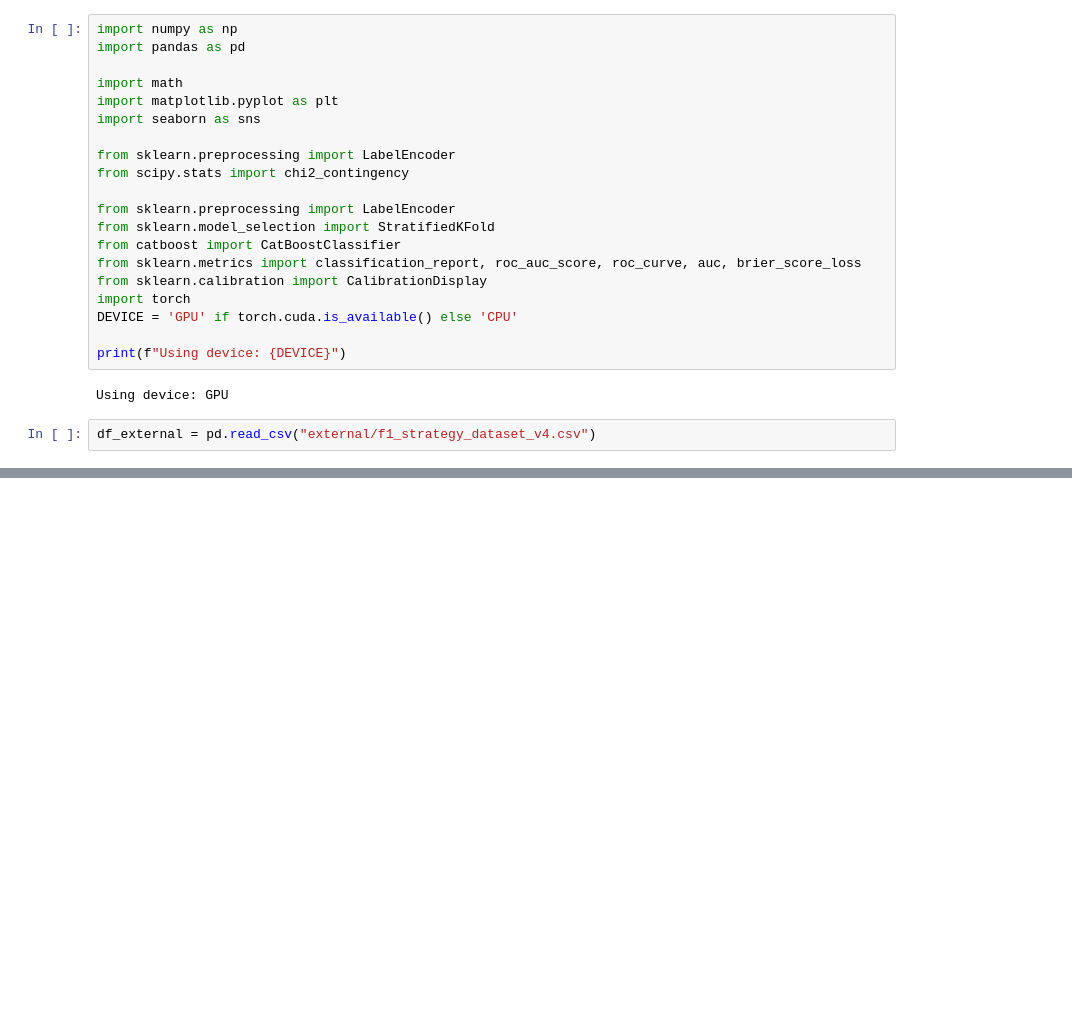
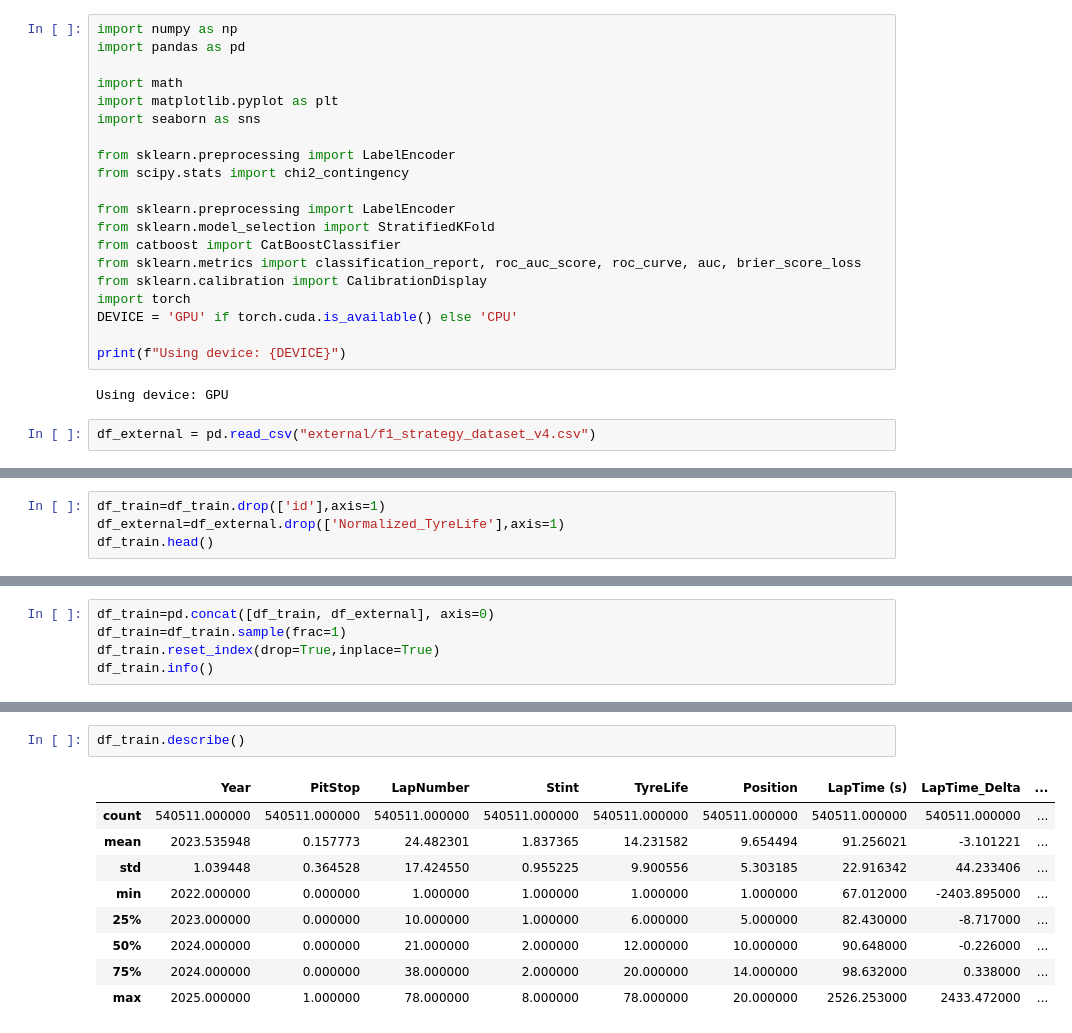
Before and after one commit to DarshakJ/F1_Pit_prediction, a Jupyter notebook: external_dataset_validate_and_merge.ipynb, the cells around one changed output, grey strips where cells are left out. Cells and saved outputs as stored; diff of their text form; blank space fills up the shorter version.

```diff
--- a/external_dataset_validate_and_merge.ipynb
+++ b/external_dataset_validate_and_merge.ipynb
@@ -63,0 +73,4 @@ Index(['Race', 'Driver', 'LapNumber', 'Stint', 'Compound', 'TyreLife',
+# %%
+df_train=df_train.drop(['id'],axis=1)
+df_external=df_external.drop(['Normalized_TyreLife'],axis=1)
+df_train.head()
@@ -63,0 +84,5 @@ Index(['Race', 'Driver', 'LapNumber', 'Stint', 'Compound', 'TyreLife',
+# %%
+df_train=pd.concat([df_train, df_external], axis=0)
+df_train=df_train.sample(frac=1)
+df_train.reset_index(drop=True,inplace=True)
+df_train.info()
@@ -63,0 +107,12 @@ Index(['Race', 'Driver', 'LapNumber', 'Stint', 'Compound', 'TyreLife',
+# %%
+df_train.describe()
+# %% [output]
+|  | Year | PitStop | LapNumber | Stint | TyreLife | Position | LapTime (s) | LapTime_Delta | ... |
+| count | 540511.000000 | 540511.000000 | 540511.000000 | 540511.000000 | 540511.000000 | 540511.000000 | 540511.000000 | 540511.000000 | ... |
+| mean | 2023.535948 | 0.157773 | 24.482301 | 1.837365 | 14.231582 | 9.654494 | 91.256021 | -3.101221 | ... |
+| std | 1.039448 | 0.364528 | 17.424550 | 0.955225 | 9.900556 | 5.303185 | 22.916342 | 44.233406 | ... |
+| min | 2022.000000 | 0.000000 | 1.000000 | 1.000000 | 1.000000 | 1.000000 | 67.012000 | -2403.895000 | ... |
+| 25% | 2023.000000 | 0.000000 | 10.000000 | 1.000000 | 6.000000 | 5.000000 | 82.430000 | -8.717000 | ... |
+| 50% | 2024.000000 | 0.000000 | 21.000000 | 2.000000 | 12.000000 | 10.000000 | 90.648000 | -0.226000 | ... |
+| 75% | 2024.000000 | 0.000000 | 38.000000 | 2.000000 | 20.000000 | 14.000000 | 98.632000 | 0.338000 | ... |
+| max | 2025.000000 | 1.000000 | 78.000000 | 8.000000 | 78.000000 | 20.000000 | 2526.253000 | 2433.472000 | ... |
```
Also changed, not shown: parts of 12 cells of this notebook, 6 other files.
